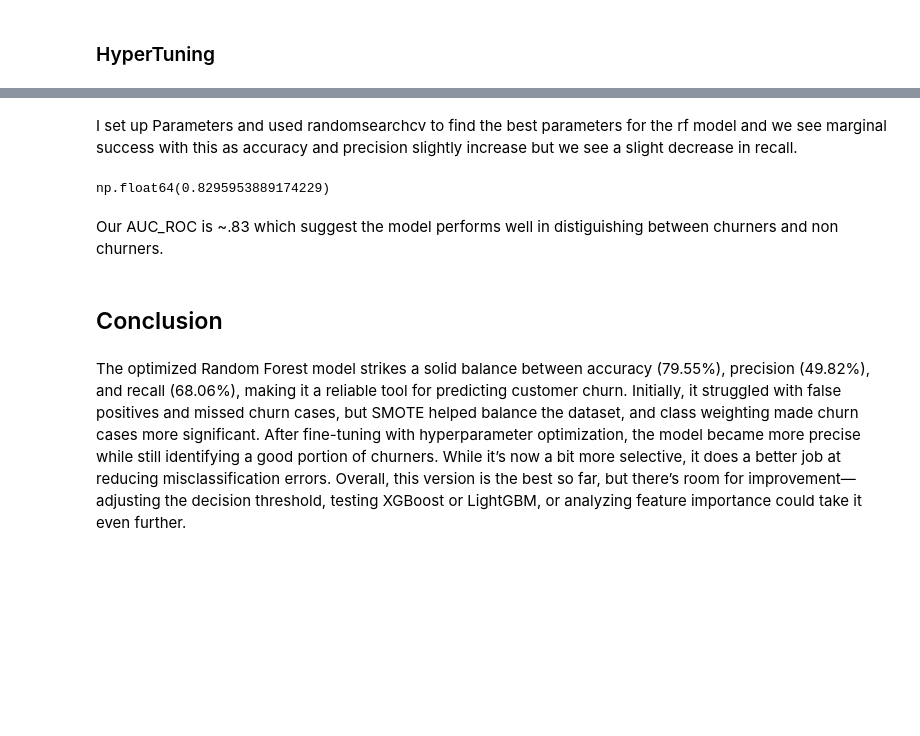
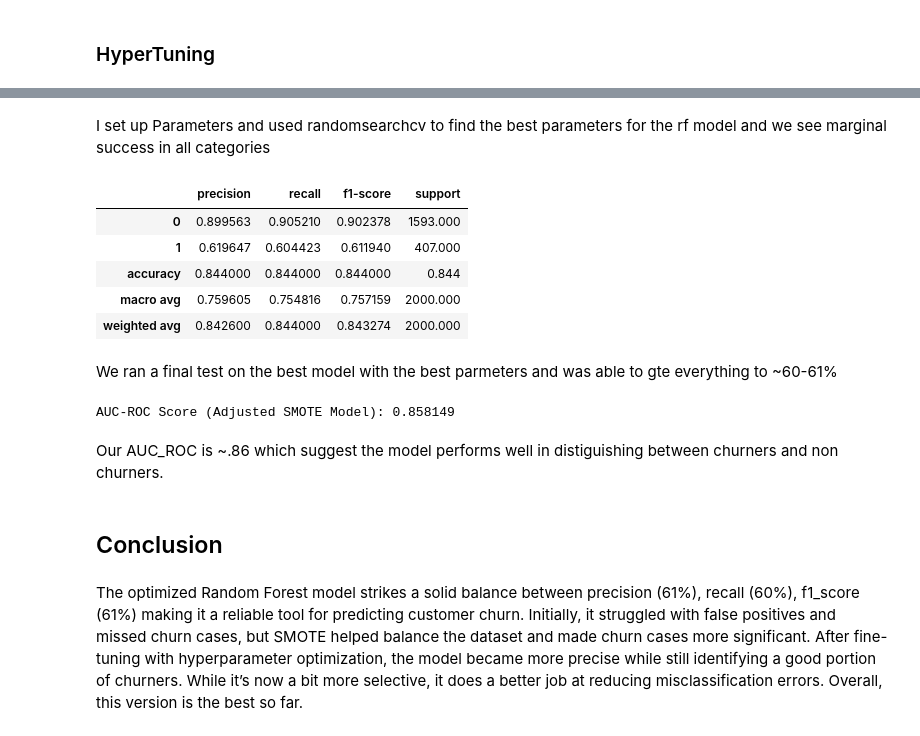
Before and after one commit to AnthonySDDS/Model-Quality-Project, a Jupyter notebook: EDA.ipynb, the cells around one changed output, grey strips where cells are left out. Drawn from its saved outputs; the diff is of its cells as text; code cells hidden in the pictures; blank space fills up the shorter version.

Commit message:
made a lot of changes to the models and sampling would recommend reviewing to acclimate

```diff
--- a/EDA.ipynb
+++ b/EDA.ipynb
@@ -110,7 +112,7 @@ Name: count, dtype: int64
 # %% [markdown]
 I also tested if it had anyhting to do with their activeness and after running this i dont believe there is another patter or correlation to be made it is also too much data to lose so i will fill the value with 0 as i think it could indicate newer accounts or simply ones that havent been active for more than a year and as the test is to see customer turnover it could be useful information later
 # %%
-data['Tenure']  = data['Tenure'].fillna(0)
+data['Tenure']  = data['Tenure'].fillna(data['Tenure'].median())
 # %%
 data.info()
 # %% [output]
@@ -309,38 +613,43 @@ Best RandomForest Results:
 # %% [markdown]
-I set up Parameters and used randomsearchcv to find the best parameters for the rf model and we see marginal success with this as accuracy and precision slightly increase but we see a slight decrease in recall.
+I set up Parameters and used randomsearchcv to find the best parameters for the rf model and we see marginal success in all categories
-# %%
-# Predict probabilities for ROC curve
-rf_probs = best_rf_model.predict_proba(x_test_scaled)[:, 1]
-
-# Compute AUC-ROC
-auc_roc = roc_auc_score(y_test, rf_probs)
-
-# Compute ROC curve
-fpr, tpr, _ = roc_curve(y_test, rf_probs)
-
-# Create a DataFrame for Plotly
-roc_df = pd.DataFrame({'False Positive Rate': fpr, 'True Positive Rate': tpr})
-
-# Plot using Plotly Express
-fig = px.line(
-    roc_df, x='False Positive Rate', y='True Positive Rate',
-    title=f'Receiver Operating Characteristic (ROC) Curve (AUC = {auc_roc:.4f})',
-    labels={'False Positive Rate': 'False Positive Rate', 'True Positive Rate': 'True Positive Rate'}
-)
-
-# Add diagonal reference line
-fig.add_shape(type='line', x0=0, y0=0, x1=1, y1=1, line=dict(dash='dash', color='gray'))
-
-# Show plot
-fig.show()
-
-# Return AUC-ROC Score
-auc_roc
-# %% [output]
-np.float64(0.8295953889174229)
+# %%
+# Train best model using the optimal parameters from RandomizedSearchCV
+best_rf_model = RandomForestClassifier(
+    **best_params_random,
+    random_state=34
+)
+best_rf_model.fit(X_train_smote, y_train_smote)
+
+# Predict on the untouched final test set
+y_test_pred_final = best_rf_model.predict(X_test_scaled)
+
+# Generate and display the classification report
+final_test_report = classification_report(y_test, y_test_pred_final, digits=6, output_dict=True)
+final_test_report_df = pd.DataFrame(final_test_report).transpose()
+final_test_report_df
+# %% [output]
+|  | precision | recall | f1-score | support |
+| 0 | 0.899563 | 0.905210 | 0.902378 | 1593.000 |
+| 1 | 0.619647 | 0.604423 | 0.611940 | 407.000 |
+| accuracy | 0.844000 | 0.844000 | 0.844000 | 0.844 |
+| macro avg | 0.759605 | 0.754816 | 0.757159 | 2000.000 |
+| weighted avg | 0.842600 | 0.844000 | 0.843274 | 2000.000 |
+# %% [markdown]
+We ran a final test on the best model with the best parmeters and was able to gte everything to ~60-61%
+# %%
+# Predict probability scores for class 1 on the test set
+y_test_prob_best_rf_smote = best_rf_model.predict_proba(X_test_scaled)[:, 1]
+
+# Compute AUC-ROC
+auc_roc_smote = roc_auc_score(y_test, y_test_prob_best_rf_smote)
+
+# Display the result
+print(f"AUC-ROC Score (Adjusted SMOTE Model): {auc_roc_smote:.6f}")
+# %% [output]
+AUC-ROC Score (Adjusted SMOTE Model): 0.858149
 # %% [markdown]
-Our AUC_ROC is ~.83 which suggest the model performs well in distiguishing between churners and non churners.
+Our AUC_ROC is ~.86 which suggest the model performs well in distiguishing between churners and non churners.
 # %% [markdown]
 ## Conclusion
 # %% [markdown]
-The optimized Random Forest model strikes a solid balance between accuracy (79.55%), precision (49.82%), and recall (68.06%), making it a reliable tool for predicting customer churn. Initially, it struggled with false positives and missed churn cases, but SMOTE helped balance the dataset, and class weighting made churn cases more significant. After fine-tuning with hyperparameter optimization, the model became more precise while still identifying a good portion of churners. While it’s now a bit more selective, it does a better job at reducing misclassification errors. Overall, this version is the best so far, but there’s room for improvement—adjusting the decision threshold, testing XGBoost or LightGBM, or analyzing feature importance could take it even further.
+The optimized Random Forest model strikes a solid balance between precision (61%), recall (60%), f1_score (61%) making it a reliable tool for predicting customer churn. Initially, it struggled with false positives and missed churn cases, but SMOTE helped balance the dataset and made churn cases more significant. After fine-tuning with hyperparameter optimization, the model became more precise while still identifying a good portion of churners. While it’s now a bit more selective, it does a better job at reducing misclassification errors. Overall, this version is the best so far.
```
Also changed, not shown: parts of 51 cells of this notebook, 1 other file.
